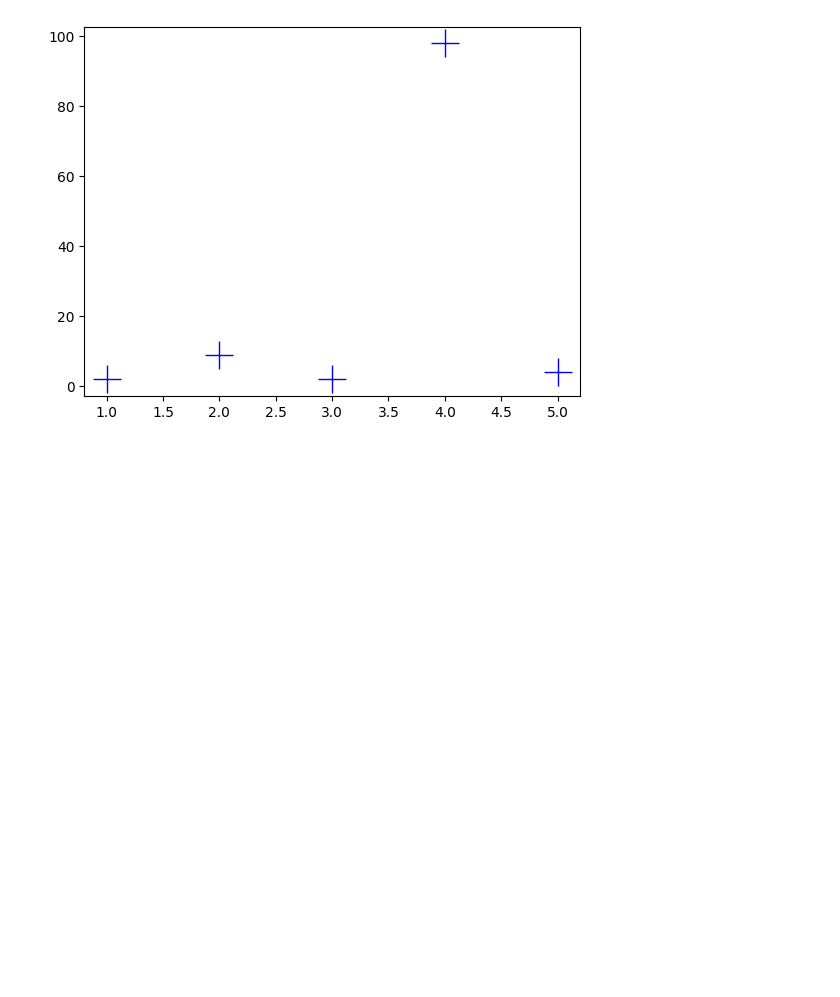
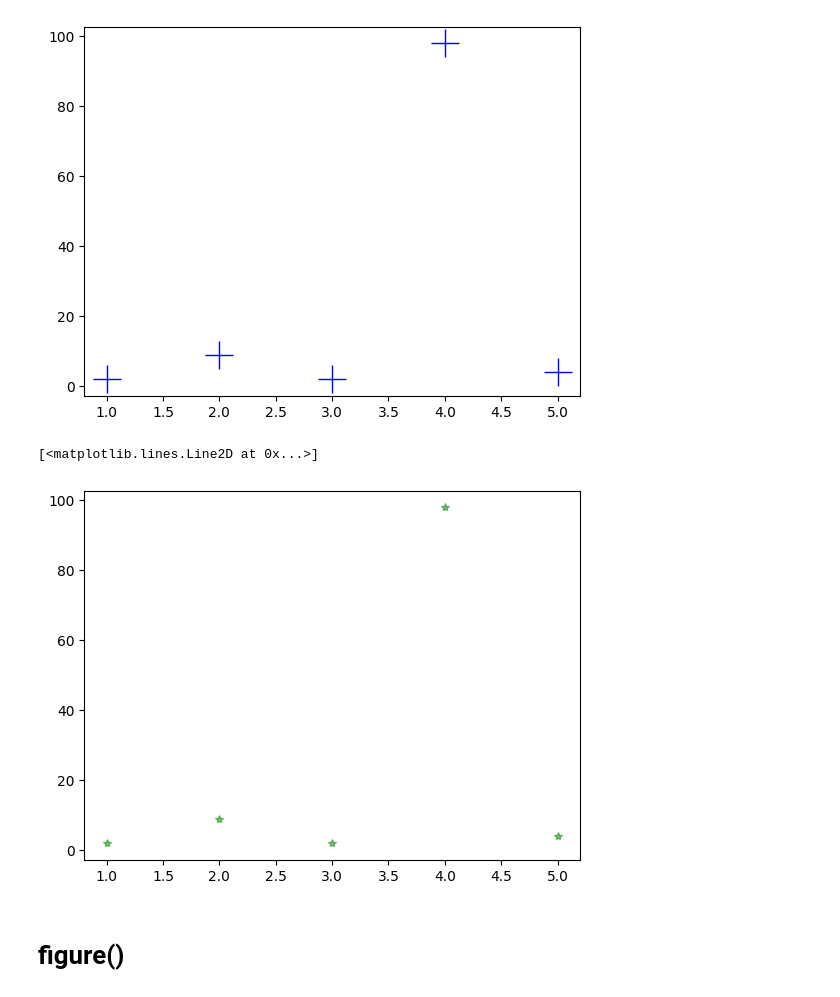
Before and after one commit to Imtiaj-Sajin/Computer-Vision-Pattern-Recogition, a Jupyter notebook: matplotlib_basics.ipynb, the cells around one changed output. Drawn from its saved outputs; the diff is of its cells as text; code cells hidden in the pictures; blank space fills up the shorter version.

```diff
--- a/matplotlib_basics.ipynb
+++ b/matplotlib_basics.ipynb
@@ -49,3 +49,10 @@ plt.plot(x,y,color='blue',marker='+',linestyle='',markersize=20)
 # %% [output]
 [<matplotlib.lines.Line2D at 0x...>]
 [figure]
+# %%
+plt.plot(x,y,'g*',alpha=0.5) #g=green color,marker=*, alpha=scale
+# %% [output]
+[<matplotlib.lines.Line2D at 0x...>]
+[figure, added]
+# %% [markdown]
+# **figure()**
```
Also changed, not shown: parts of 6 cells of this notebook.
